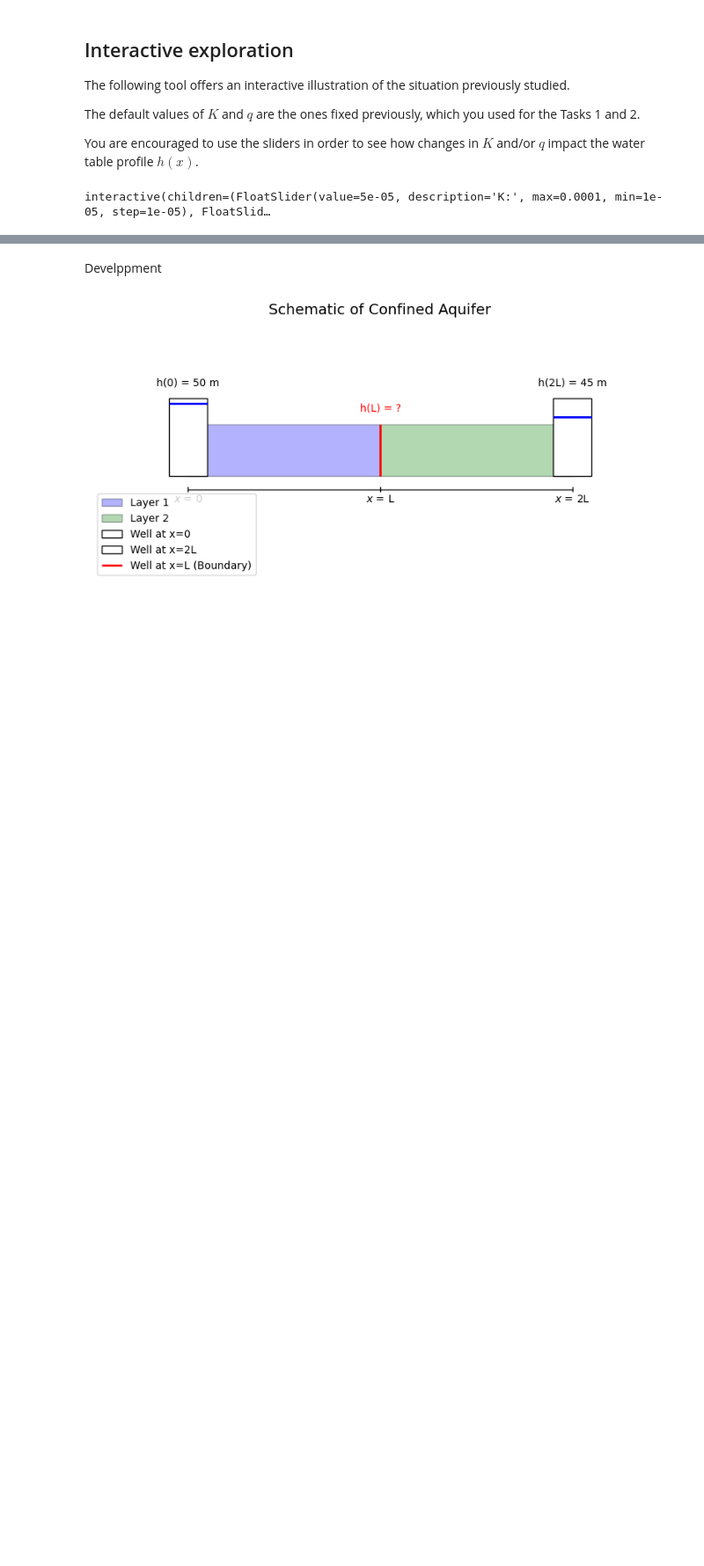
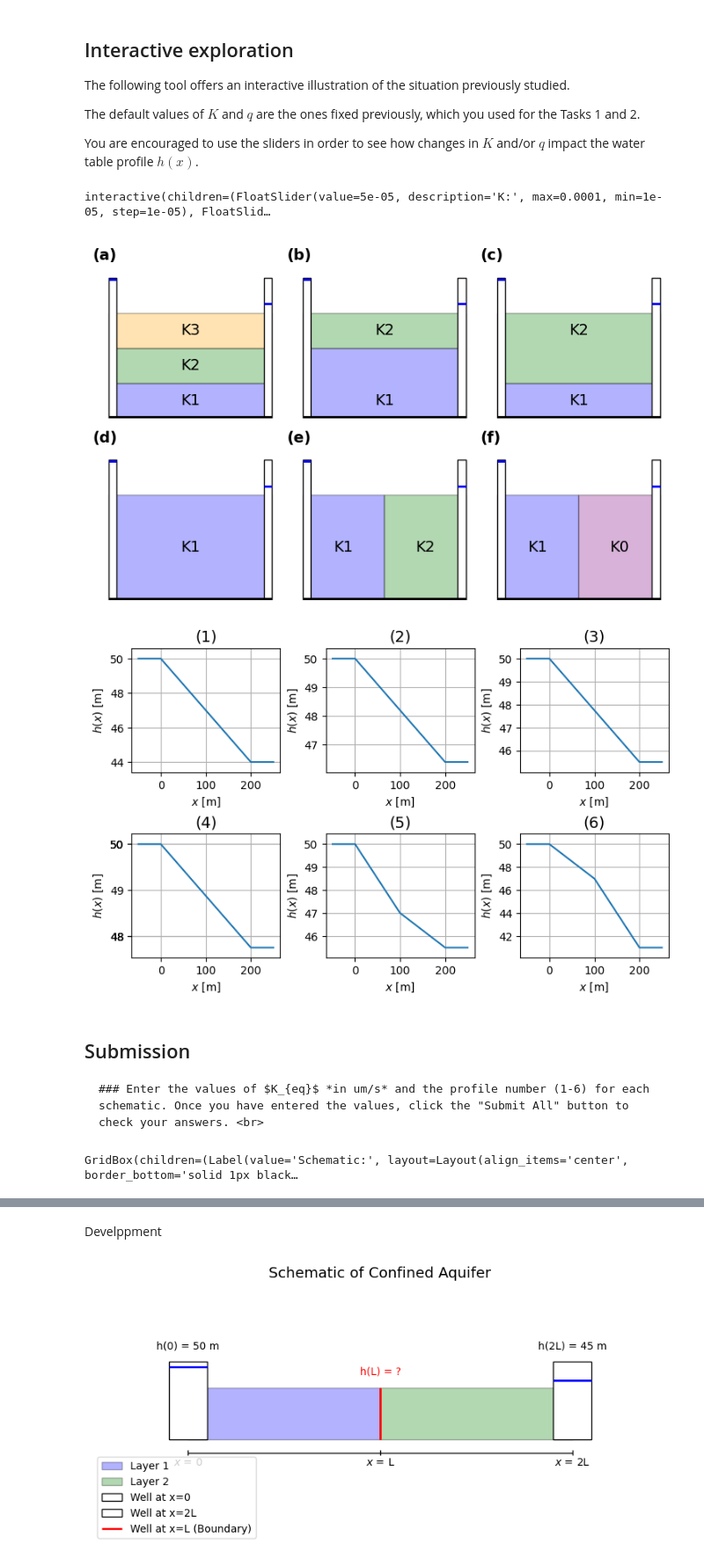
Before and after one commit to mabesa/applied_groundwater_modelling, a Jupyter notebook: exercise04/exercise04.ipynb, the cells around one changed output, grey strips where cells are left out. Shown at 88% size. Saved outputs shown, nothing was run; the diff lists cells and outputs as text; code cells hidden in the pictures; blank space fills up the shorter version.

Commit message:
exercise04 _ updates

```diff
--- a/exercise04/exercise04.ipynb
+++ b/exercise04/exercise04.ipynb
@@ -56,3 +57,11 @@ You are encouraged to use the sliders in order to see how changes in $K$ and/or
 launch_darcy_experiment_interactive()
 # %% [output]
 interactive(children=(FloatSlider(value=5e-05, description='K:', max=0.0001, min=1e-05, step=1e-05), FloatSlid…
+# %%
+exercise_aquifers_layered_keq_attribution()
+# %% [output]
+[figure, added]
+[figure, added]
+  ## Submission <br>
+    ### Enter the values of $K_{eq}$ *in um/s* and the profile number (1-6) for each schematic. Once you have entered the values, click the "Submit All" button to check your answers. <br>
+GridBox(children=(Label(value='Schematic:', layout=Layout(align_items='center', border_bottom='solid 1px black…
```
Also changed, not shown: parts of 8 cells of this notebook, 1 other file.
